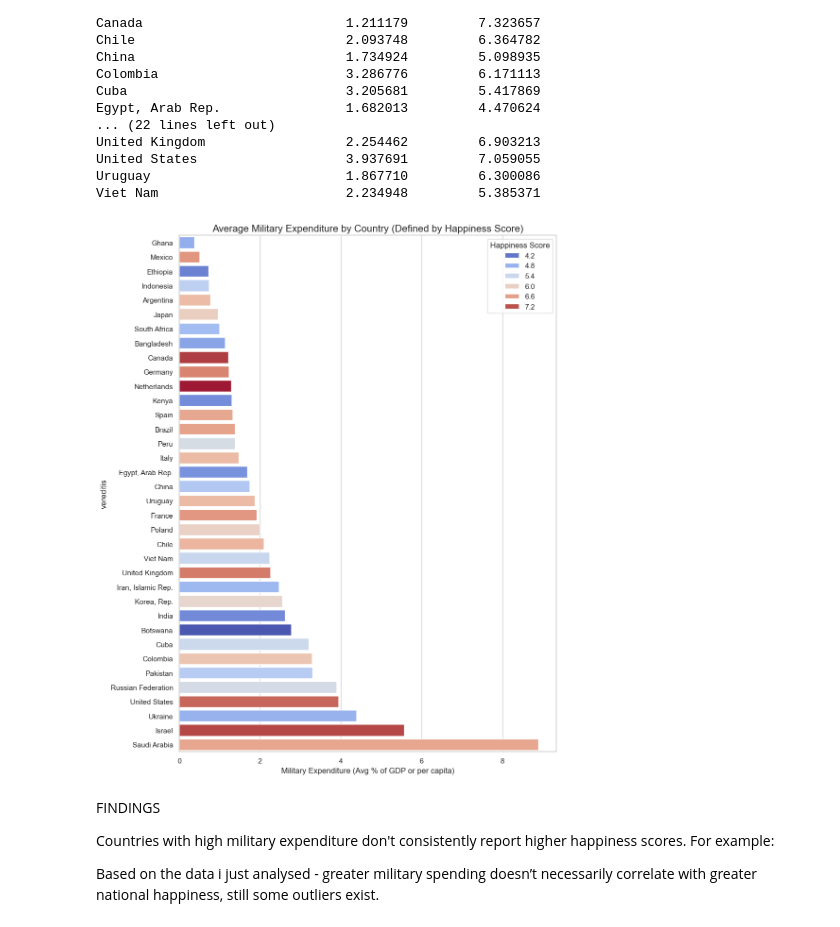
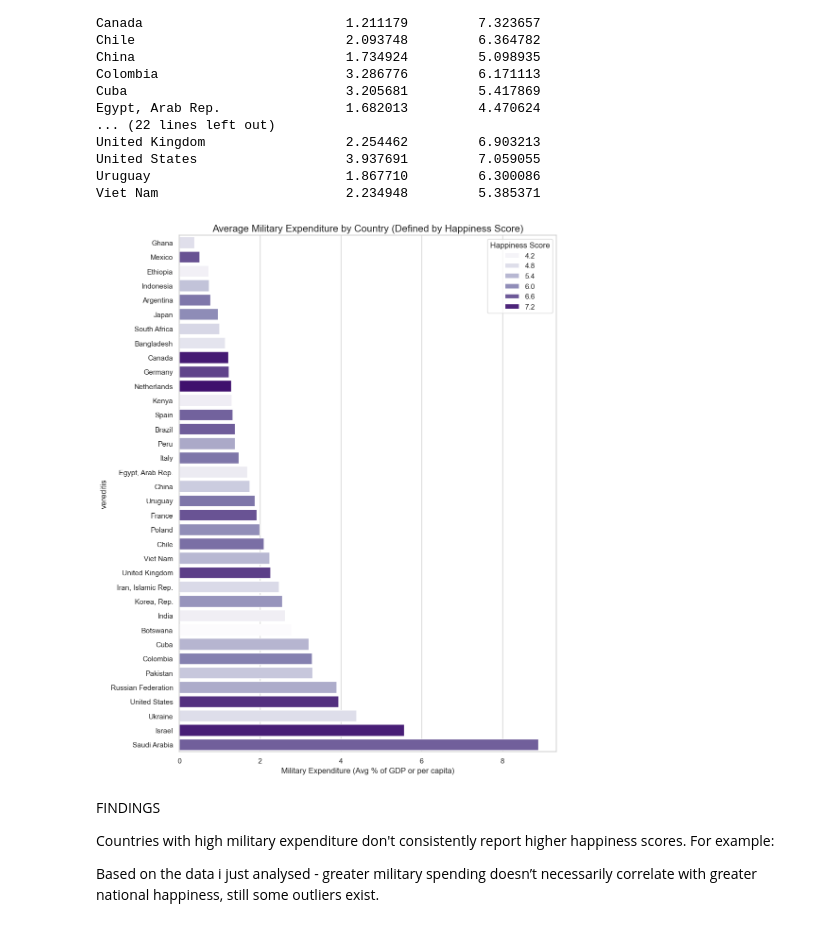
Before and after one commit to oliv-1990/HAPPY, a Jupyter notebook: happy_analysis.ipynb, the cells around one changed output. Cells and saved outputs as stored; diff of their text form; code cells hidden in the pictures.

```diff
--- a/happy_analysis.ipynb
+++ b/happy_analysis.ipynb
@@ -1067,27 +1067,27 @@ Viet Nam                        2.234948         5.385371
 # %%
 # Sorting the data
 sorted_avg_df = military_averages.sort_values('military_expenditure', ascending=True)
 
 plt.figure(figsize=(10, 12))
 
 sns.barplot(
     data=sorted_avg_df,
     x='military_expenditure',
     y='country',
     hue='Happiness_Score',
-    palette='coolwarm',
+    palette='Purples',
     dodge=False
 )
 
 # Plotting
 plt.title('Average Military Expenditure by Country (Defined by Happiness Score)', fontsize=15)
 plt.xlabel('Military Expenditure (Avg % of GDP or per capita)')
 plt.ylabel('vereditis')
 plt.legend(title='Happiness Score')
 plt.tight_layout()
 plt.show()
 # %% [output]
-[figure, old version]
+[figure, new version]
 # %% [markdown]
 FINDINGS
 
```
Also changed, not shown: parts of 4 cells of this notebook.
